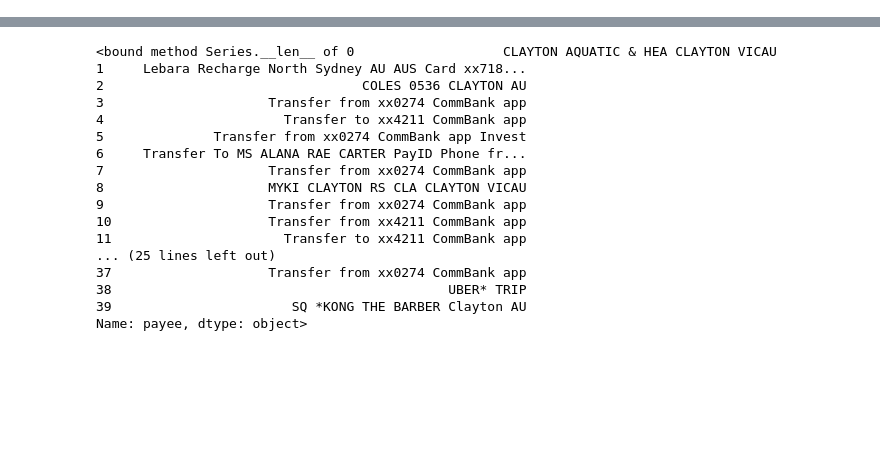
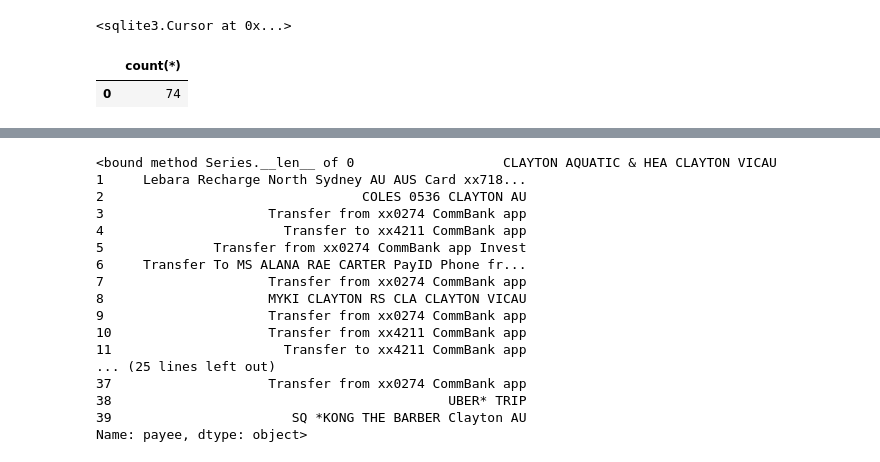
Before and after one commit to alkrona/banking, a Jupyter notebook: jupyter_notebooks/eda.ipynb, the cells around one changed output, grey strips where cells are left out. Cells and saved outputs as stored; diff of their text form; code cells hidden in the pictures; blank space fills up the shorter version.

```diff
--- a/jupyter_notebooks/eda.ipynb
+++ b/jupyter_notebooks/eda.ipynb
@@ -53,0 +94,4 @@ df_categories = df['payee']
+# %%
+conn.execute(sql)
+# %% [output]
+<sqlite3.Cursor at 0x...>
@@ -54,3 +100,9 @@ df_categories = df['payee']
+# %%
+
+pd.read_sql_query("select count(*) FROM transactions", conn)
+# %% [output]
+|  | count(*) |
+| 0 | 74 |
 # %%
 import re
 
```
Also changed, not shown: parts of 14 cells of this notebook, 7 other files.
